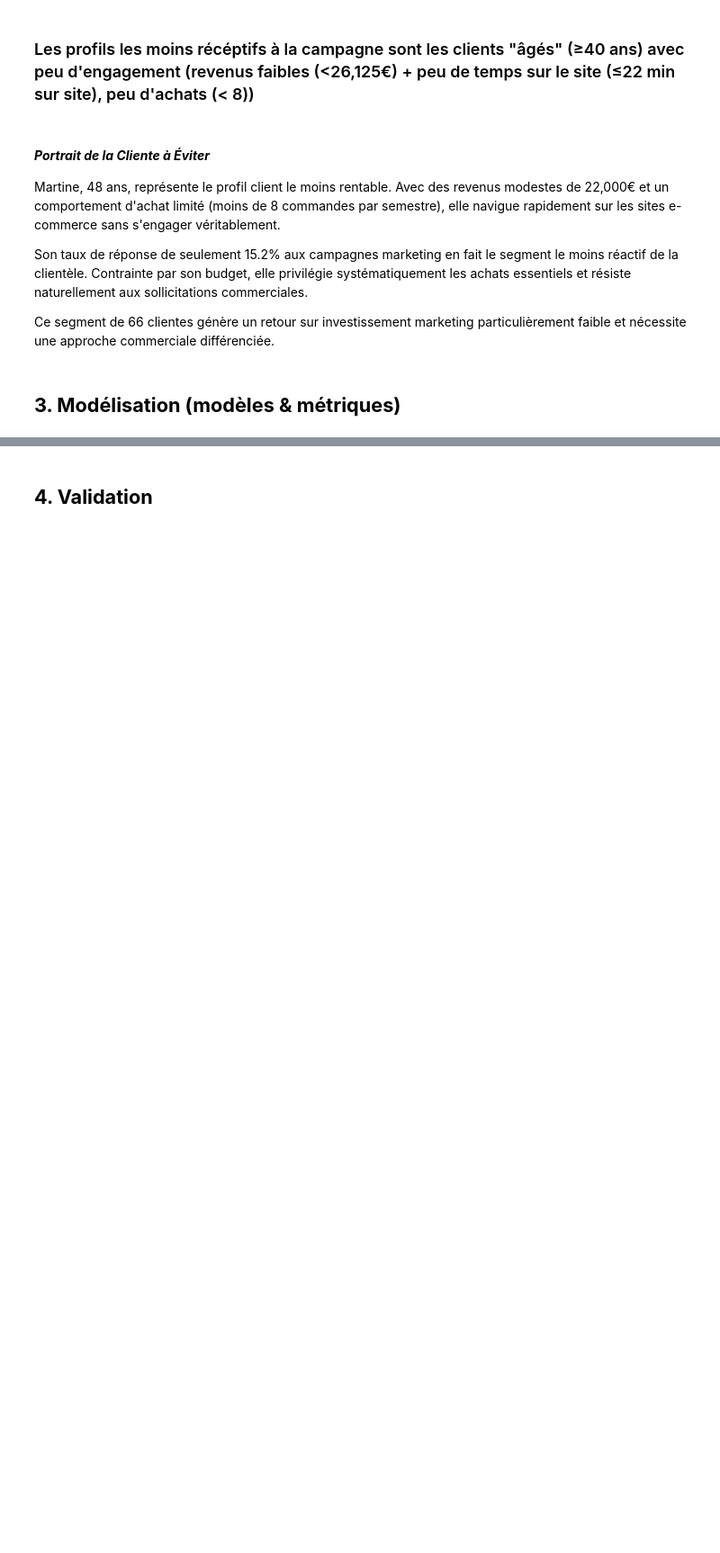
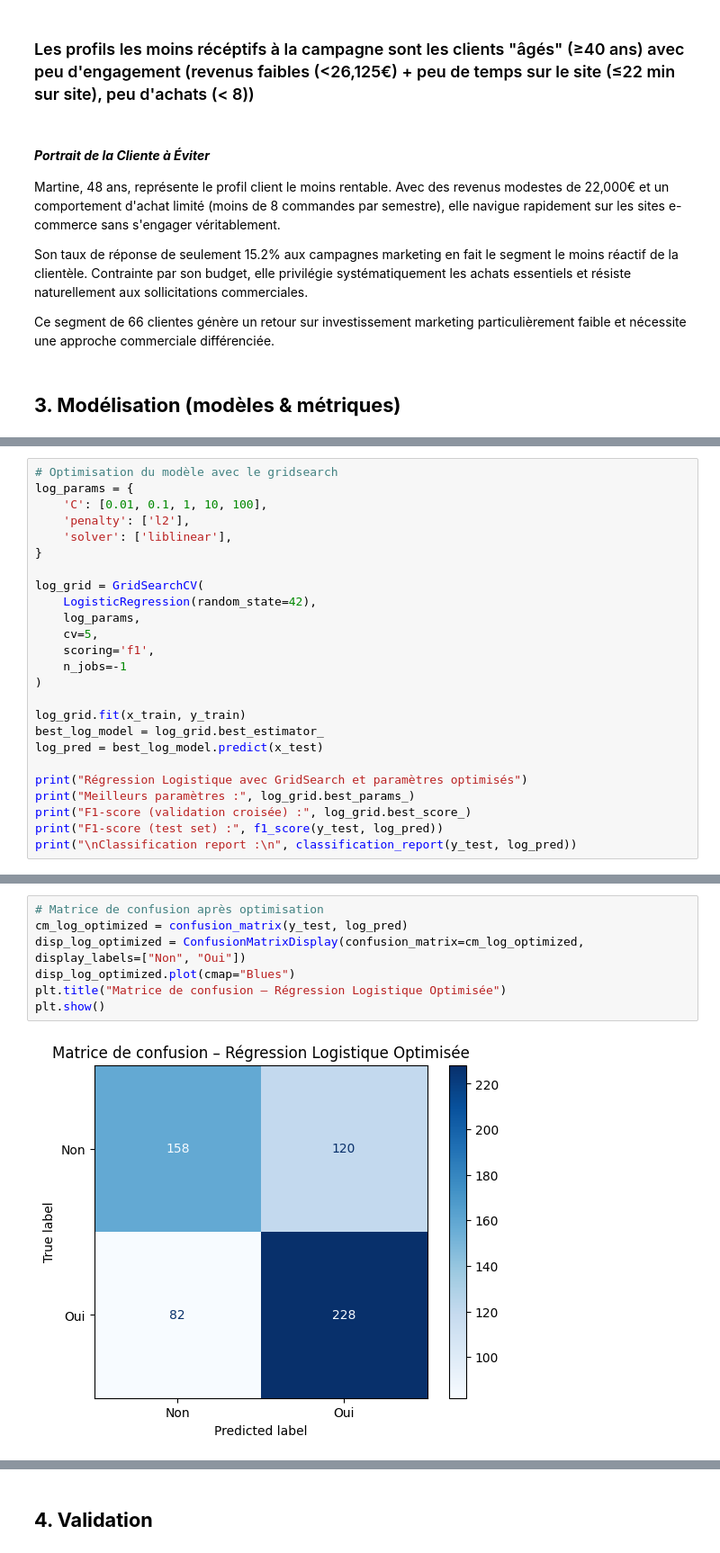
Before and after one commit to Emma-Coco/-ML_Marketing_FOAD-_-EmmaCOCOTanyaTIBOUCHE-, a Jupyter notebook: Analyse.ipynb, the cells around one changed output, grey strips where cells are left out. Shown at 90% size. Saved outputs shown, nothing was run; the diff lists cells and outputs as text; blank space fills up the shorter version.

```diff
--- a/Analyse.ipynb
+++ b/Analyse.ipynb
@@ -1294,0 +1386,25 @@ Ce segment de 66 clientes génère un retour sur investissement marketing partic
+# %%
+# Optimisation du modèle avec le gridsearch
+log_params = {
+    'C': [0.01, 0.1, 1, 10, 100],
+    'penalty': ['l2'],
+    'solver': ['liblinear'],
+}
+
+log_grid = GridSearchCV(
+    LogisticRegression(random_state=42),
+    log_params,
+    cv=5,
+    scoring='f1',
+    n_jobs=-1
+)
+
+log_grid.fit(x_train, y_train)
+best_log_model = log_grid.best_estimator_
+log_pred = best_log_model.predict(x_test)
+
+print("Régression Logistique avec GridSearch et paramètres optimisés")
+print("Meilleurs paramètres :", log_grid.best_params_)
+print("F1-score (validation croisée) :", log_grid.best_score_)
+print("F1-score (test set) :", f1_score(y_test, log_pred))
+print("\nClassification report :\n", classification_report(y_test, log_pred))
@@ -1294,0 +1426,9 @@ Ce segment de 66 clientes génère un retour sur investissement marketing partic
+# %%
+# Matrice de confusion après optimisation
+cm_log_optimized = confusion_matrix(y_test, log_pred)
+disp_log_optimized = ConfusionMatrixDisplay(confusion_matrix=cm_log_optimized, display_labels=["Non", "Oui"])
+disp_log_optimized.plot(cmap="Blues")
+plt.title("Matrice de confusion – Régression Logistique Optimisée")
+plt.show()
+# %% [output]
+[figure, added]
```
Also changed, not shown: parts of 33 cells of this notebook.
